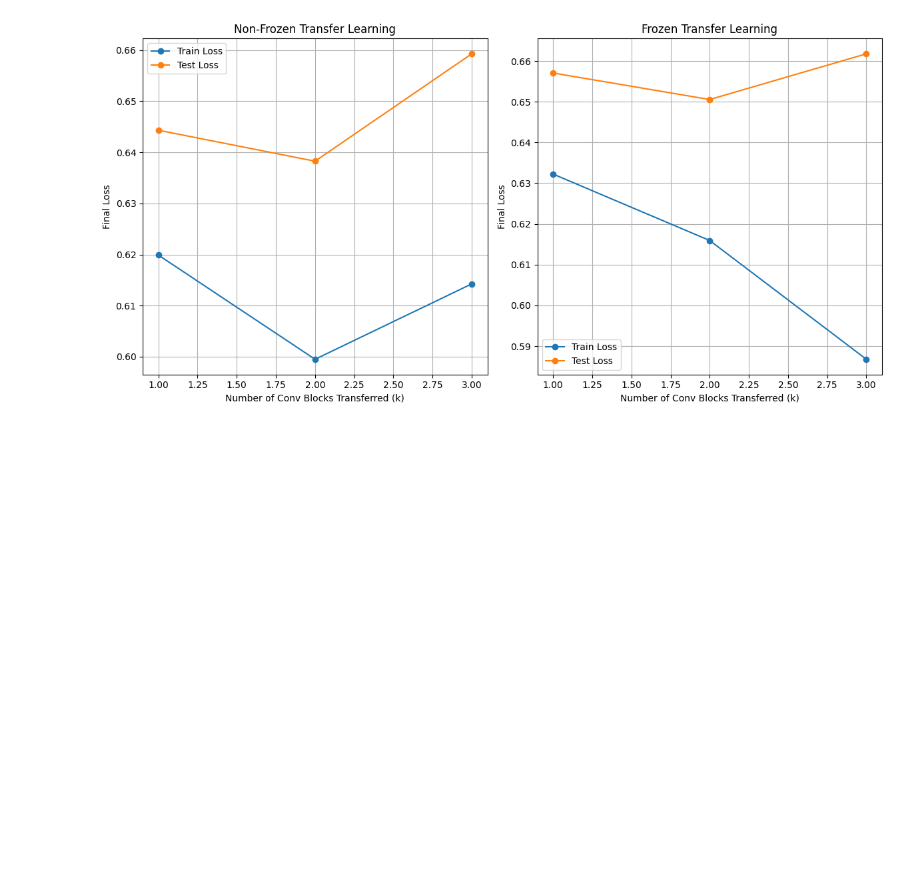
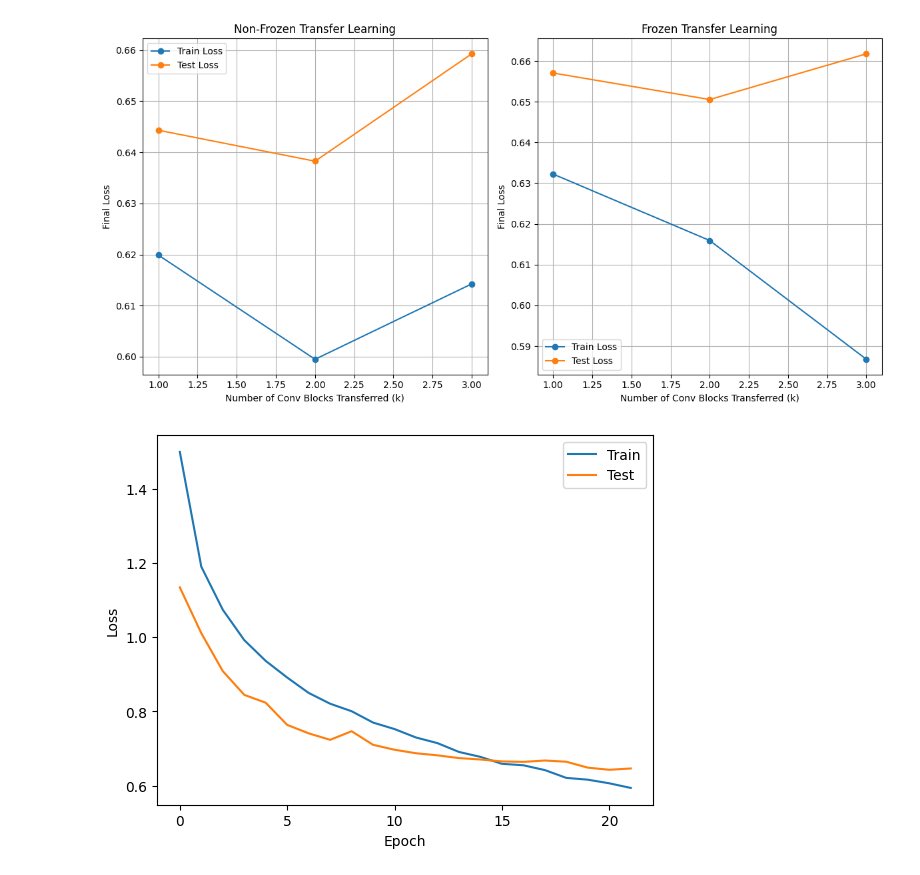
Before and after one commit to yashc73080/CS462-Deep-Learning, a Jupyter notebook: HW2/features_unsupervised_and_transfer_learning.ipynb, the cells around one changed output. Drawn from its saved outputs; the diff is of its cells as text; code cells hidden in the pictures; blank space fills up the shorter version.

```diff
--- a/HW2/features_unsupervised_and_transfer_learning.ipynb
+++ b/HW2/features_unsupervised_and_transfer_learning.ipynb
@@ -712,3 +712,14 @@ plt.tight_layout()
 plt.show()
 # %% [output]
 [figure]
+# %%
+cnn_k2 = CIFARConvNet(input_size=(3,32,32), conv_channels=[32, 64, 128], hidden_layers=[256], num_classes=10, kernel_size=3, dropout=0.25, device=device)
+cnn_k2 = transfer_conv_layers(cnn_rot, cnn_k2, 2, freeze=False)
+cnn_k2, train_losses_cnn_k2, test_losses_cnn_k2 = train_test_cnn(cnn_k2, cifar_train_loader, cifar_test_loader, epochs=22, lr=0.001, decay=1e-4, plot=True, device=device)
+acc_k2 = evaluate_accuracy(cnn_k2, cifar_test_loader, device=device)
+
+print(f'Final Train Loss: {train_losses_cnn_k2[-1]}')
+print(f'Final Test Loss: {test_losses_cnn_k2[-1]}')
+print(f'Test Accuracy: {acc_k2:.3f}%')
+# %% [output]
+[figure, added]
```
Also changed, not shown: parts of 2 cells of this notebook.
